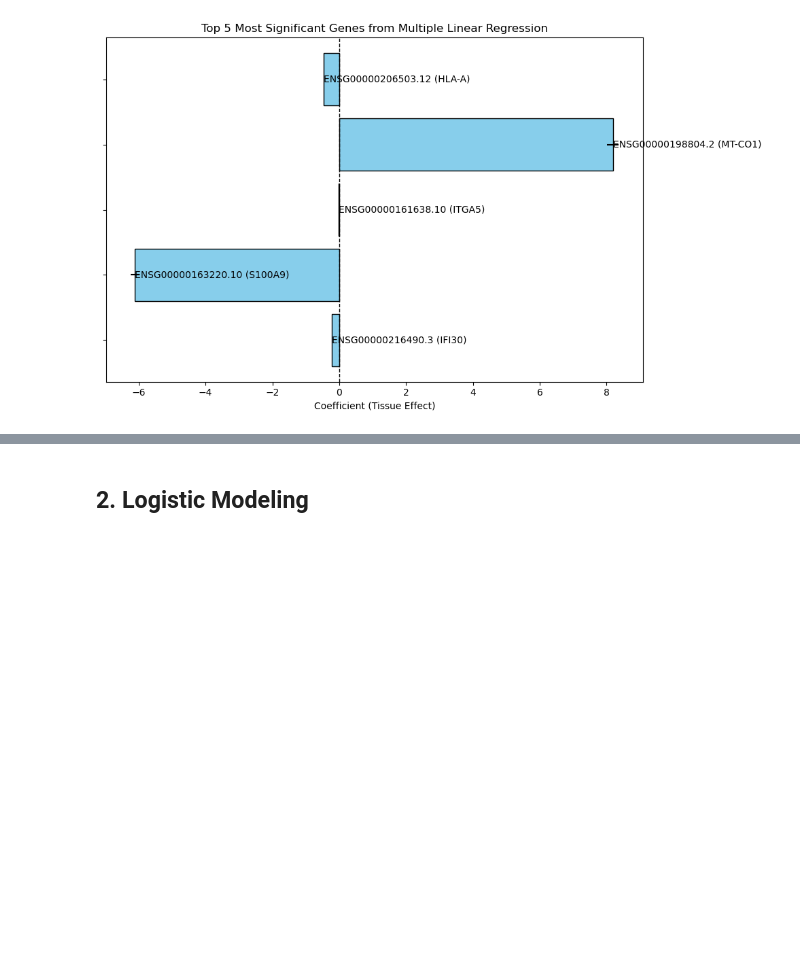
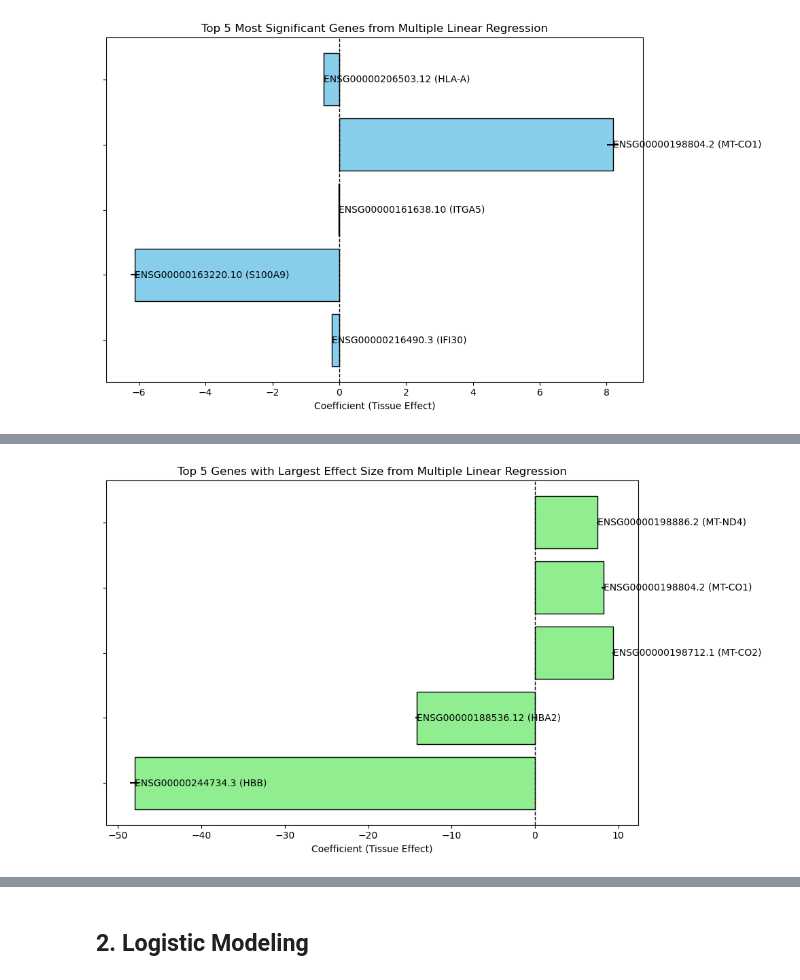
Before and after one commit to emilyekstrum/cu-cpbs-7602, a Jupyter notebook: assignment02/assignment02_notebook.ipynb, the cells around one changed output, grey strips where cells are left out. Saved outputs shown, nothing was run; the diff lists cells and outputs as text; code cells hidden in the pictures; blank space fills up the shorter version.

```diff
--- a/assignment02/assignment02_notebook.ipynb
+++ b/assignment02/assignment02_notebook.ipynb
@@ -250,4 +250,11 @@ plt.show()
 # %% [output]
 [figure]
 # %%
-# multiple linear regression with interaction term
+# top 5 results with the largest effect size
+print("Top 5 results with the largest effect size")
+for _, row in results_df.nlargest(5, 'abs_coefficient').iterrows():
+    direction = 'Higher in Brain' if row['coefficient'] > 0 else 'Higher in Blood'
+    print(f"\n{row['gene_name']} - {row['gene_description']}")
+    print(f"  Coefficient: {row['coefficient']:.4f} (95% CI: [{row['ci_lower']:.4f}, {row['ci_upper']:.4f}])")
+    print(f"  Adjusted p-value: {row['p_value_adjusted']:.2e}")
+    print(f"  Effect: {direction}, R^2: {row['r_squared']:.4f}")
@@ -253,0 +279,15 @@ plt.show()
+# %%
+# plot results of the top 5 genes with the largest effect size
+top_5_effect_size = results_df.nlargest(5, 'abs_coefficient')
+plt.figure(figsize=(10, 6))
+for i, (_, row) in enumerate(top_5_effect_size.iterrows()):
+    plt.barh(i, row['coefficient'], xerr=row['std_error'], color='lightgreen', edgecolor='black')
+    plt.text(row['coefficient'], i, f"{row['gene_name']} ({row['gene_description']})", va='center', fontsize=10)
+plt.axvline(0, color='black', linestyle='--', linewidth=1)
+plt.yticks(range(len(top_5_effect_size)), [])
+plt.xlabel('Coefficient (Tissue Effect)')
+plt.title('Top 5 Genes with Largest Effect Size from Multiple Linear Regression')
+plt.tight_layout()
+plt.show()
+# %% [output]
+[figure, added]
```
Also changed, not shown: parts of 6 cells of this notebook.
